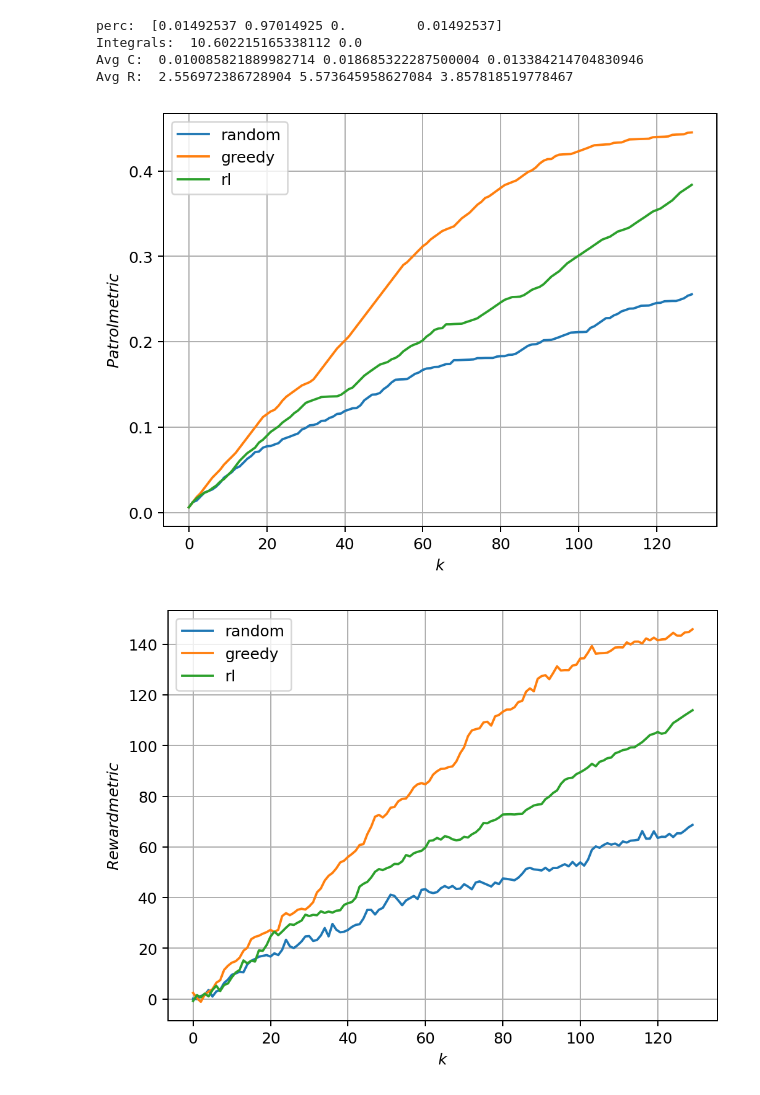
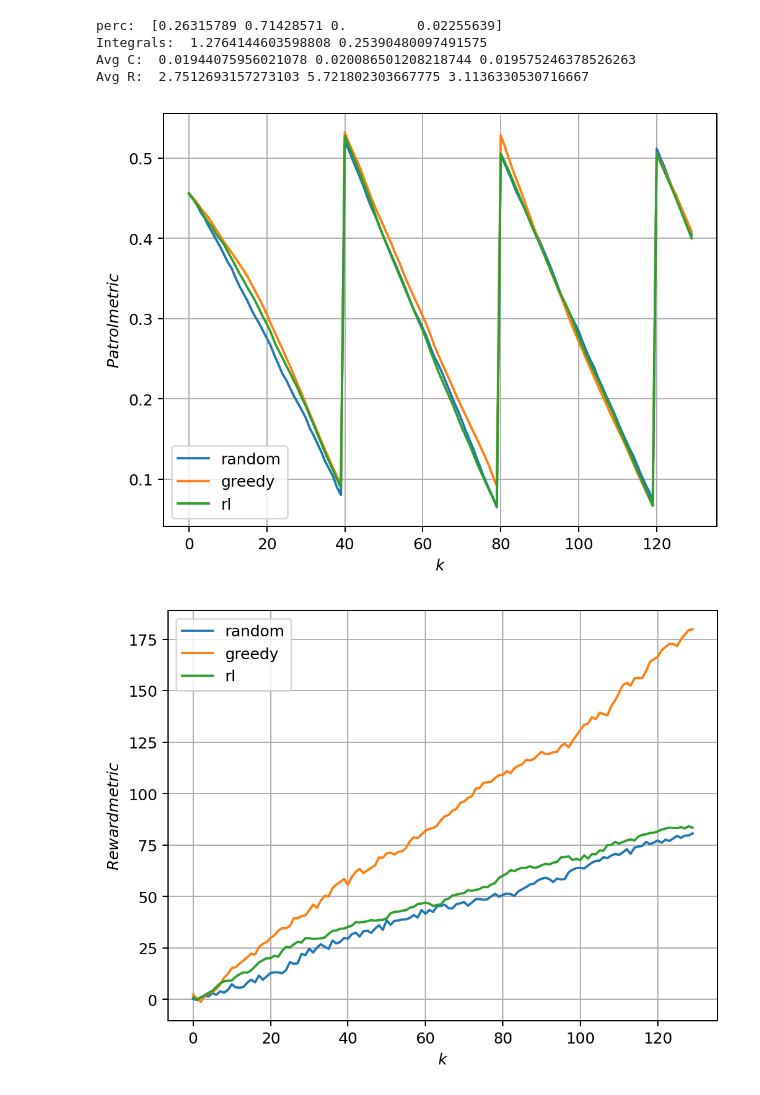
Before and after one commit to koenga/Projet-CE-1, a Jupyter notebook: REAL DATA/Main_plotting.ipynb, the cells around one changed output. Cells and saved outputs as stored; diff of their text form; code cells hidden in the pictures.

```diff
--- a/REAL DATA/Main_plotting.ipynb
+++ b/REAL DATA/Main_plotting.ipynb
@@ -8,10 +8,10 @@ if __name__ == '__main__':
 
     folder = os.getcwd()
 
-    folder_random = folder + '/Results/06_15_2025_01_41_40_random'
-    folder_greedy = folder + '/Results/06_15_2025_01_40_43_gr'
+    folder_random = folder + '/Results/06_16_2025_20_34_04_random'
+    folder_greedy = folder + '/Results/06_16_2025_20_34_14_greedy'
     #folder_zz     = folder + '/Results/11_09_2024_18_11_40_zz'
-    folder_rl     = folder + '/Results/06_15_2025_01_49_37_GRU'
+    folder_rl     = folder + '/Results/06_16_2025_20_34_18_gru'
 
     #----- Plot training -----
 
@@ -161,36 +161,36 @@ if __name__ == '__main__':
 
         if rl >= ran and rl >= gr:
 
             perc_array[3] += 1
             max_elem = rl
 
         list_of_diff_rl.append(-rl+max_elem)
         list_of_diff_gr.append(-gr+max_elem)
 
     perc_array /= np.sum(perc_array)
     print("perc: ",perc_array)
 
     fig5, ax5 = plt.subplots(dpi=180)
     k = np.arange(len(list_of_diff_rl))
 
     ax5.plot(k, list_of_diff_rl, label='rl')
     ax5.plot(k, list_of_diff_gr, label='gr')
 
     ax5.grid('on')
     ax5.legend()
     ax5.set_xlabel(r'$k$')
     ax5.set_ylabel(r'$max-drone$')
 
     # fig4.savefig(folder + "/diff.jpg", dpi=180)
     # tikzplotlib.save(folder + "/diff.tex", figure=fig5)
 
     print("Integrals: ",np.sum(list_of_diff_rl), np.sum(list_of_diff_gr))
     print("Avg C: ",np.sum(list_of_patrol_metric_ran)/2000, np.sum(list_of_patrol_metric_gr)/2000, np.sum(list_of_patrol_metric_rl)/2000)
     print("Avg R: ",np.sum(list_of_reward_metric_ran)/20000, np.sum(list_of_reward_metric_gr)/20000, np.sum(list_of_reward_metric_rl)/20000)
 # %% [output]
-perc:  [0.01492537 0.97014925 0.         0.01492537]
-Integrals:  10.602215165338112 0.0
-Avg C:  0.010085821889982714 0.018685322287500004 0.013384214704830946
-Avg R:  2.556972386728904 5.573645958627084 3.857818519778467
+perc:  [0.26315789 0.71428571 0.         0.02255639]
+Integrals:  1.2764144603598808 0.25390480097491575
+Avg C:  0.01944075956021078 0.020086501208218744 0.019575246378526263
+Avg R:  2.7512693157273103 5.721802303667775 3.1136330530716667
-[figure, old version]
+[figure, new version]
-[figure, old version]
+[figure, new version]
```
Also changed, not shown: parts of 1 cell of this notebook, 19 other files.
